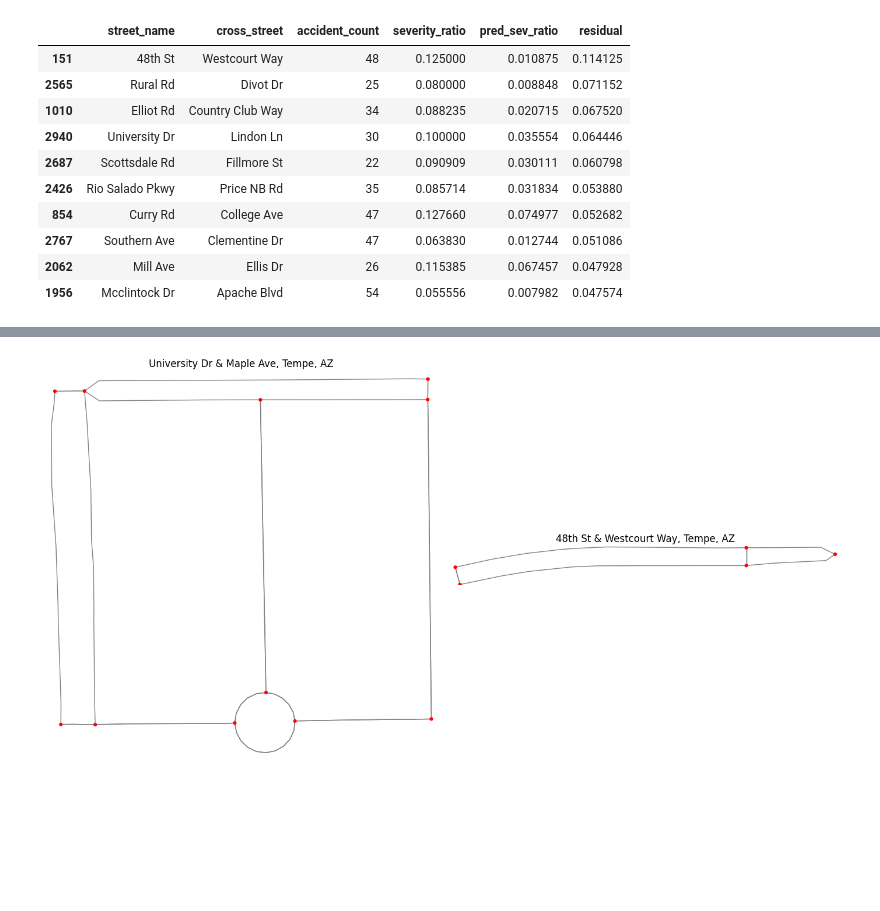
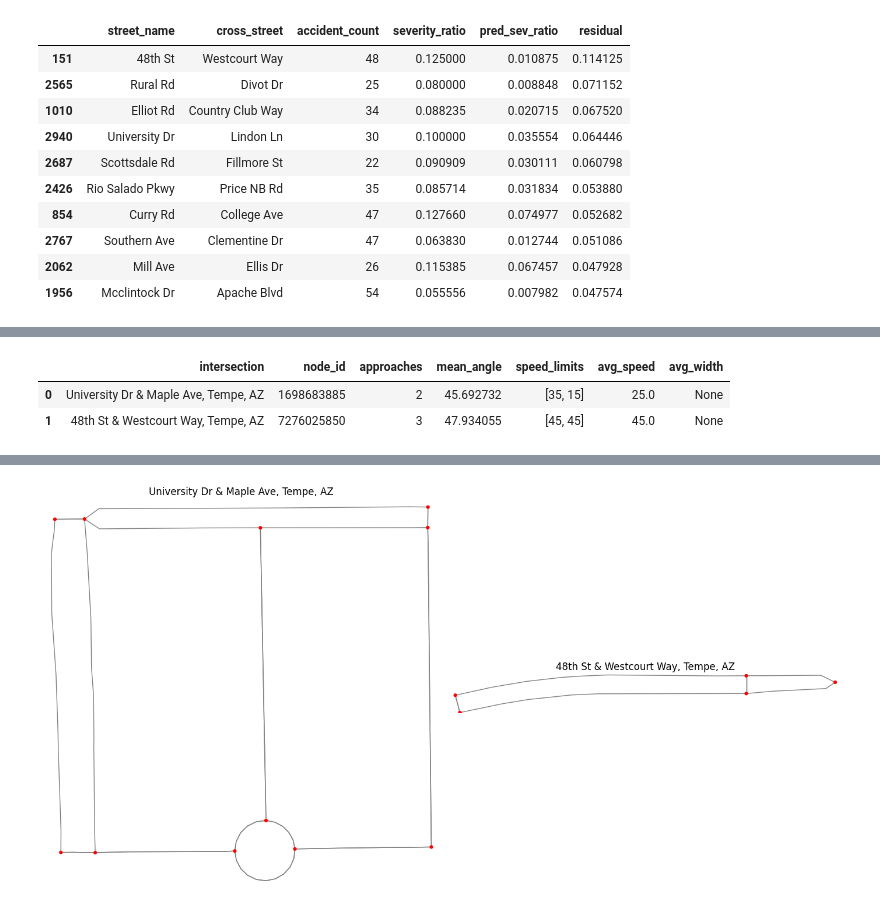
Before and after one commit to joshuadollison/CIS591, a Jupyter notebook: TEAM/ml analysis.ipynb, the cells around one changed output, grey strips where cells are left out. Saved outputs shown, nothing was run; the diff lists cells and outputs as text; code cells hidden in the pictures; blank space fills up the shorter version.

```diff
--- a/TEAM/ml analysis.ipynb
+++ b/TEAM/ml analysis.ipynb
@@ -1086,0 +994,84 @@ display("Better-than-expected intersections (designs worth emulating)", top_over
+# %%
+# pip install osmnx geopandas shapely
+
+import osmnx as ox
+import networkx as nx
+import geopandas as gpd
+from shapely.geometry import Point
+import numpy as np
+
+# -----------------------------
+# 1. Define intersections
+# -----------------------------
+sites = {
+    "University Dr & Maple Ave, Tempe, AZ": (33.42162, -111.93865),  # approximate coords
+    "48th St & Westcourt Way, Tempe, AZ":   (33.40353, -111.97916)   # approximate coords
+}
+
+# -----------------------------
+# 2. Download street network
+# -----------------------------
+G = ox.graph_from_place("Tempe, Arizona, USA", network_type="drive")
+nodes, edges = ox.graph_to_gdfs(G)
+
+# -----------------------------
+# 3. Helper to analyze intersection
+# -----------------------------
+def analyze_intersection(name, coords):
+    point = Point(coords[1], coords[0])  # lon, lat
+    # Snap to nearest node in graph
+    nearest_node = ox.distance.nearest_nodes(G, coords[1], coords[0])
+
+    # Get neighbors (connected edges)
+    neighbors = list(G.neighbors(nearest_node))
+
+    # Compute metrics
+    n_approaches = len(neighbors)
+    angles = []
+    speeds = []
+    widths = []
+
+    for nbr in neighbors:
+        edge_data = G.get_edge_data(nearest_node, nbr)[0]
+        if "geometry" in edge_data:
+            line = edge_data["geometry"]
+            dx = line.coords[-1][0] - line.coords[0][0]
+            dy = line.coords[-1][1] - line.coords[0][1]
+            angle = np.degrees(np.arctan2(dy, dx)) % 180
+            angles.append(angle)
+        if "maxspeed" in edge_data:
+            try:
+                val = edge_data["maxspeed"]
+                if isinstance(val, list): val = val[0]
+                speeds.append(int(str(val).split()[0]))
+            except:
+                pass
+        if "width" in edge_data:
+            try:
+                widths.append(float(edge_data["width"]))
+            except:
+                pass
+
+    return {
+        "intersection": name,
+        "node_id": nearest_node,
+        "approaches": n_approaches,
+        "mean_angle": np.mean(angles) if angles else None,
+        "speed_limits": speeds,
+        "avg_speed": np.mean(speeds) if speeds else None,
+        "avg_width": np.mean(widths) if widths else None
+    }
+
+# -----------------------------
+# 4. Run comparison
+# -----------------------------
+results = []
+for name, coords in sites.items():
+    results.append(analyze_intersection(name, coords))
+
+comparison = pd.DataFrame(results)
+display(comparison)
+# %% [output]
+|  | intersection | node_id | approaches | mean_angle | speed_limits | avg_speed | avg_width |
+| 0 | University Dr & Maple Ave, Tempe, AZ | 1698683885 | 2 | 45.692732 | [35, 15] | 25.0 | None |
+| 1 | 48th St & Westcourt Way, Tempe, AZ | 7276025850 | 3 | 47.934055 | [45, 45] | 45.0 | None |
```
Also changed, not shown: parts of 41 cells of this notebook, 2 other files.
